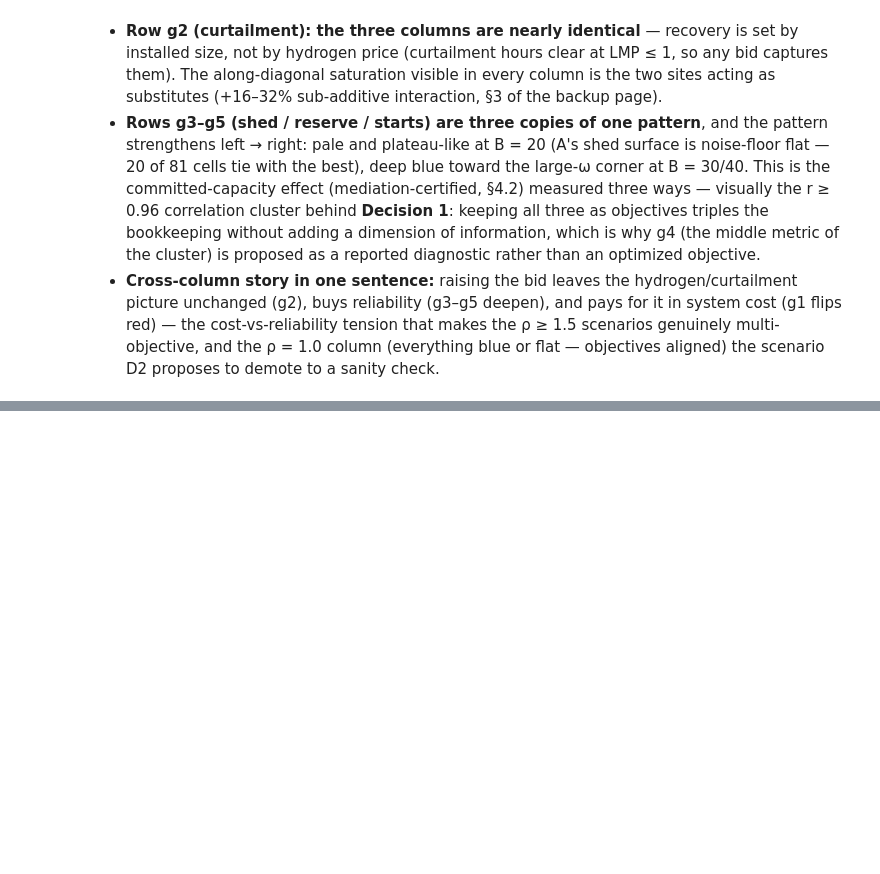
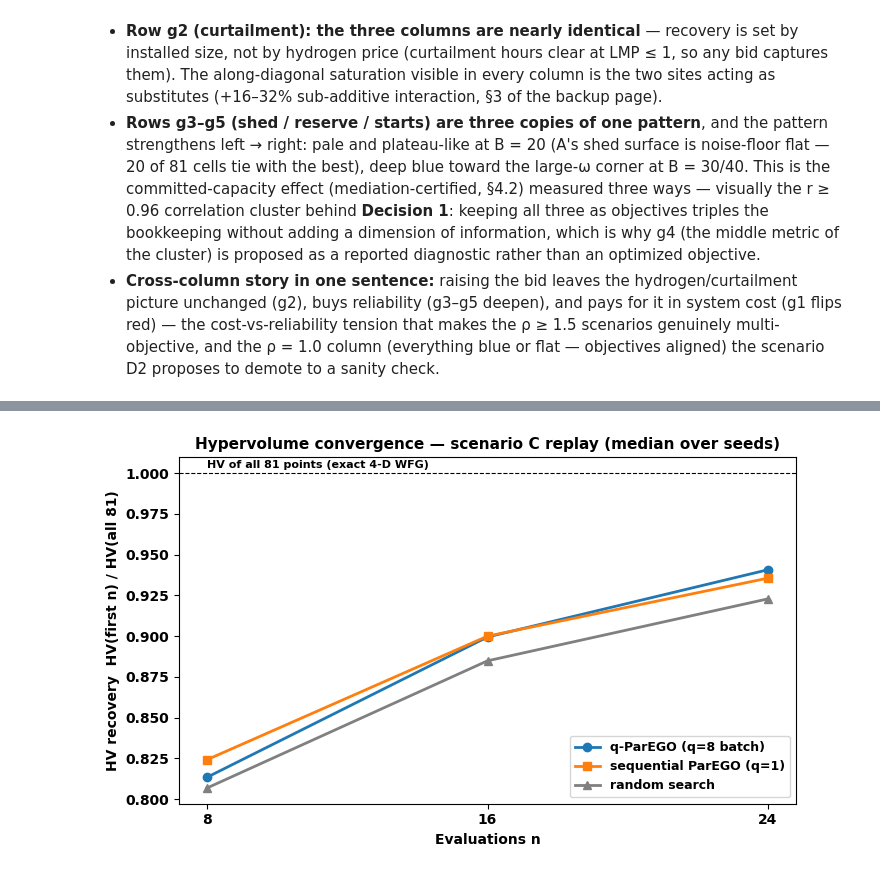
Before and after one commit to ylu283/RTS-GMLC, a Jupyter notebook: trial_0826/campaign/analysis/pi_0911/pi_0911.ipynb, the cells around one changed output, grey strips where cells are left out. Cells and saved outputs as stored; diff of their text form; code cells hidden in the pictures; blank space fills up the shorter version.

```diff
--- a/trial_0826/campaign/analysis/pi_0911/pi_0911.ipynb
+++ b/trial_0826/campaign/analysis/pi_0911/pi_0911.ipynb
@@ -704,0 +768,18 @@ plt.show()
+# %%
+smoke = pd.read_csv(CAMPAIGN / 'analysis' / 'bo_replay' / 'qparego_smoke_C.csv')
+fig, ax = plt.subplots(figsize=(7.2, 4.4))
+for col, lbl, c, mk in [('qParEGO_q8_median', 'q-ParEGO (q=8 batch)', 'tab:blue', 'o'),
+                        ('sequential_median', 'sequential ParEGO (q=1)', 'tab:orange', 's'),
+                        ('random_median', 'random search', 'grey', '^')]:
+    ax.plot(smoke.n, smoke[col], f'-{mk}', color=c, ms=6, lw=2, label=lbl)
+ax.axhline(1.0, color='k', lw=0.8, ls='--')
+ax.annotate('HV of all 81 points (exact 4-D WFG)', xy=(smoke.n.iloc[0], 1.0),
+            xytext=(0, 4), textcoords='offset points', fontsize=8)
+ax.set_xlabel('Evaluations n')
+ax.set_ylabel('HV recovery  HV(first n) / HV(all 81)')
+ax.set_title('Hypervolume convergence — scenario C replay (median over seeds)', fontsize=11)
+ax.set_xticks(smoke.n)
+ax.legend(fontsize=9)
+fig.tight_layout(); plt.show()
+# %% [output]
+[figure, added]
```
Also changed, not shown: parts of 3 cells of this notebook, 3 other files.
